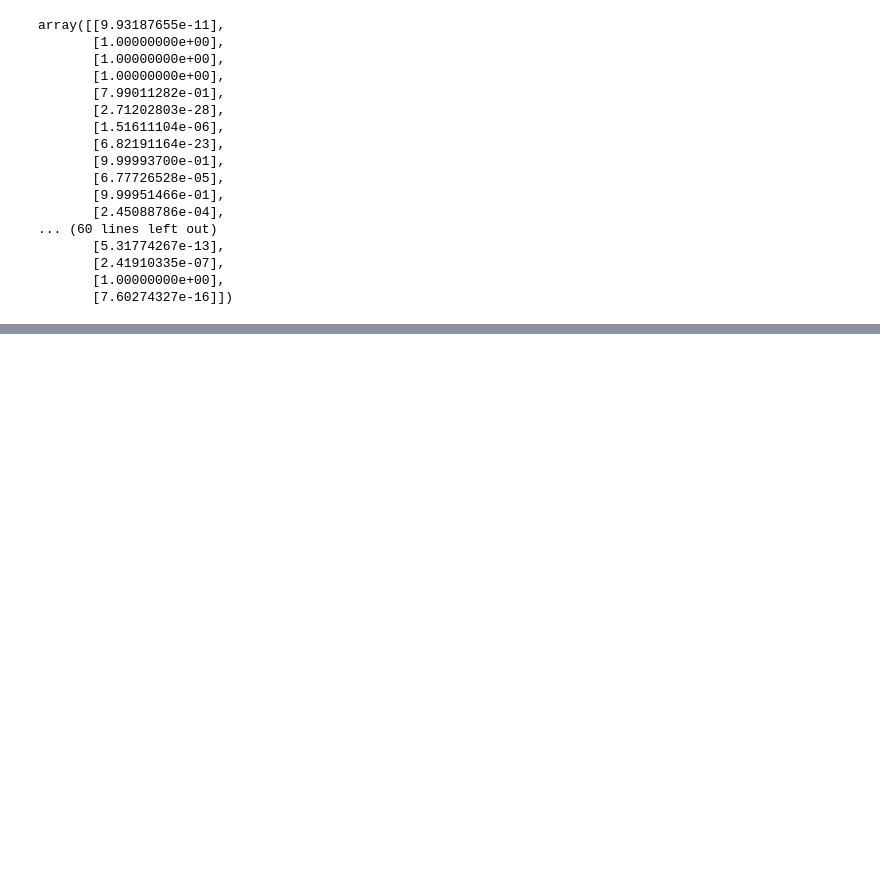
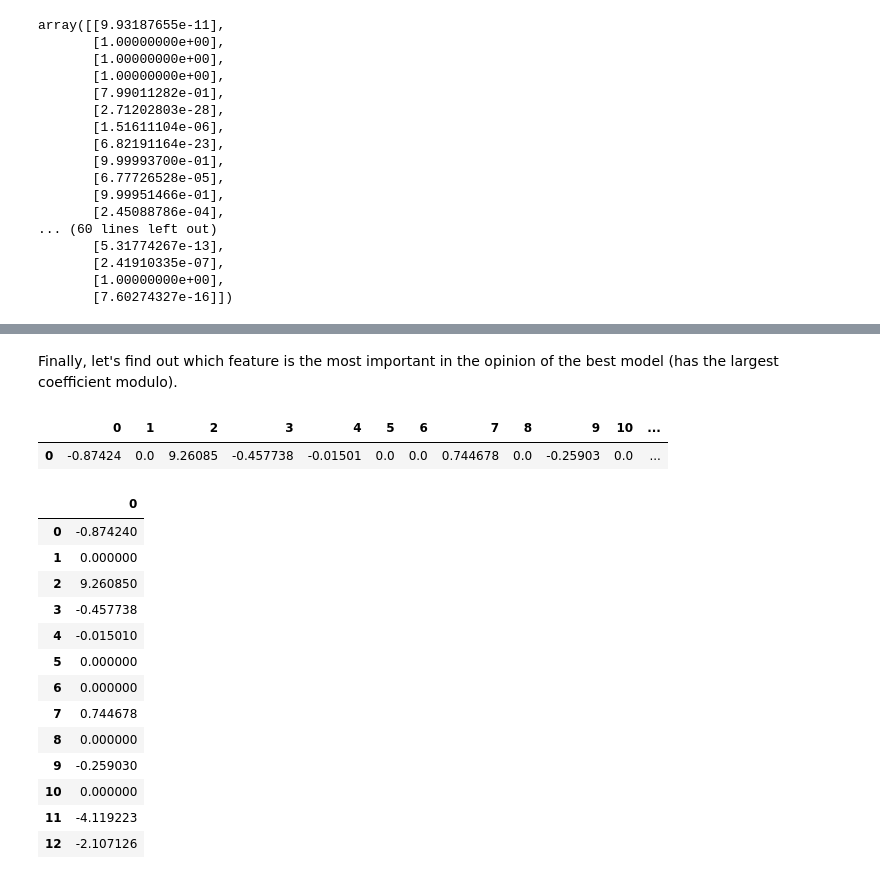
Before and after one commit to SergeyHSE/LinearClassifier.github.io, a Jupyter notebook: LinearClassifier.ipynb, the cells around one changed output, grey strips where cells are left out. Saved outputs shown, nothing was run; the diff lists cells and outputs as text; code cells hidden in the pictures; blank space fills up the shorter version.

```diff
--- a/LinearClassifier.ipynb
+++ b/LinearClassifier.ipynb
@@ -374,0 +389,30 @@ fpr2, tpr2, thresholds2 = roc_curve(y_test, y_pred_proba_d2)
+# %% [markdown]
+Finally, let's find out which feature is the most important in the opinion of the best model (has the largest coefficient modulo).
+# %%
+from sklearn.metrics import confusion_matrix
+confusion_matrix(y_test, y_pred_l)
+
+T = pd.DataFrame(clf_lin.coef_)
+T
+# %% [output]
+|  | 0 | 1 | 2 | 3 | 4 | 5 | 6 | 7 | 8 | 9 | 10 | ... |
+| 0 | -0.87424 | 0.0 | 9.26085 | -0.457738 | -0.01501 | 0.0 | 0.0 | 0.744678 | 0.0 | -0.25903 | 0.0 | ... |
+# %%
+D = pd.DataFrame(X_train.columns)
+T = T.T
+T
+# %% [output]
+|  | 0 |
+| 0 | -0.874240 |
+| 1 | 0.000000 |
+| 2 | 9.260850 |
+| 3 | -0.457738 |
+| 4 | -0.015010 |
+| 5 | 0.000000 |
+| 6 | 0.000000 |
+| 7 | 0.744678 |
+| 8 | 0.000000 |
+| 9 | -0.259030 |
+| 10 | 0.000000 |
+| 11 | -4.119223 |
+| 12 | -2.107126 |
```
Also changed, not shown: parts of 2 cells of this notebook.
